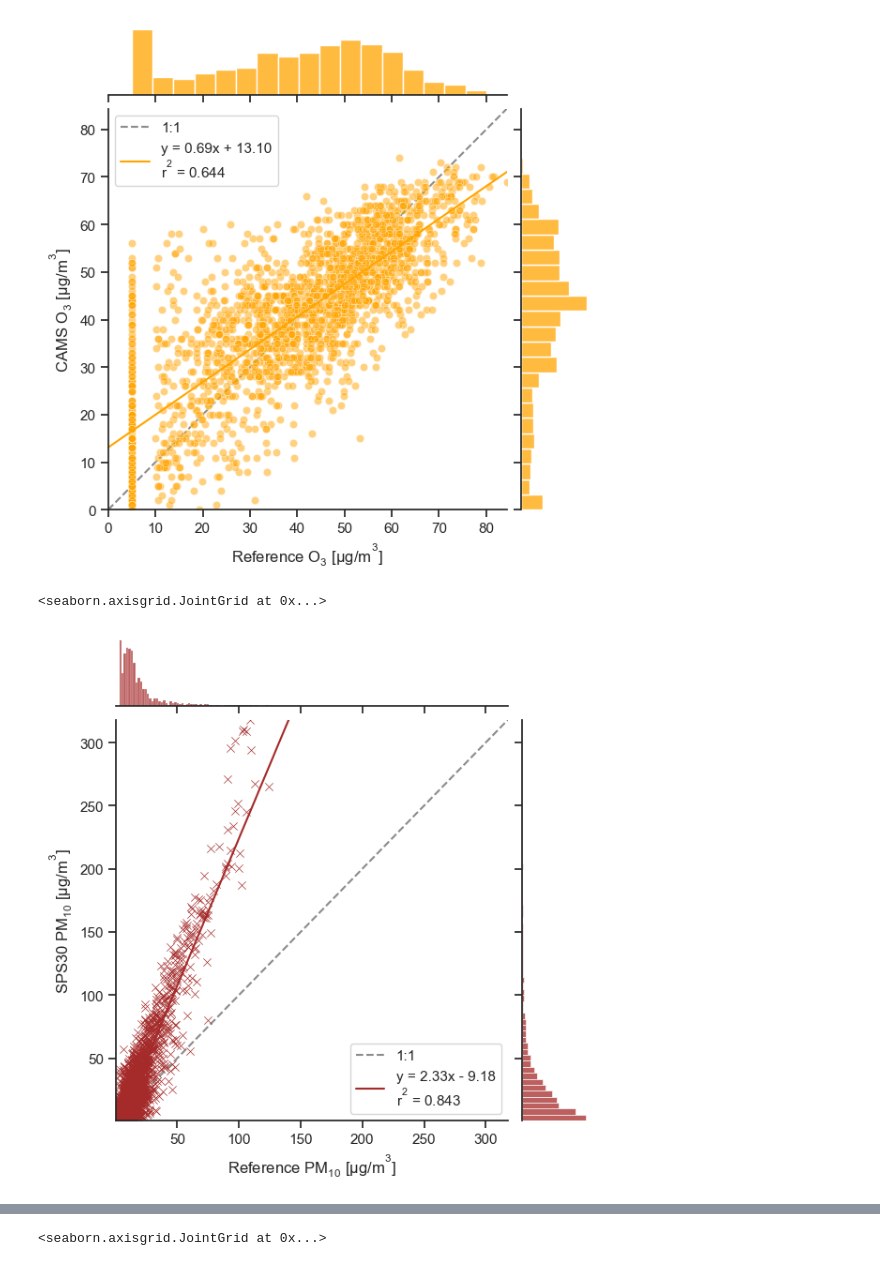
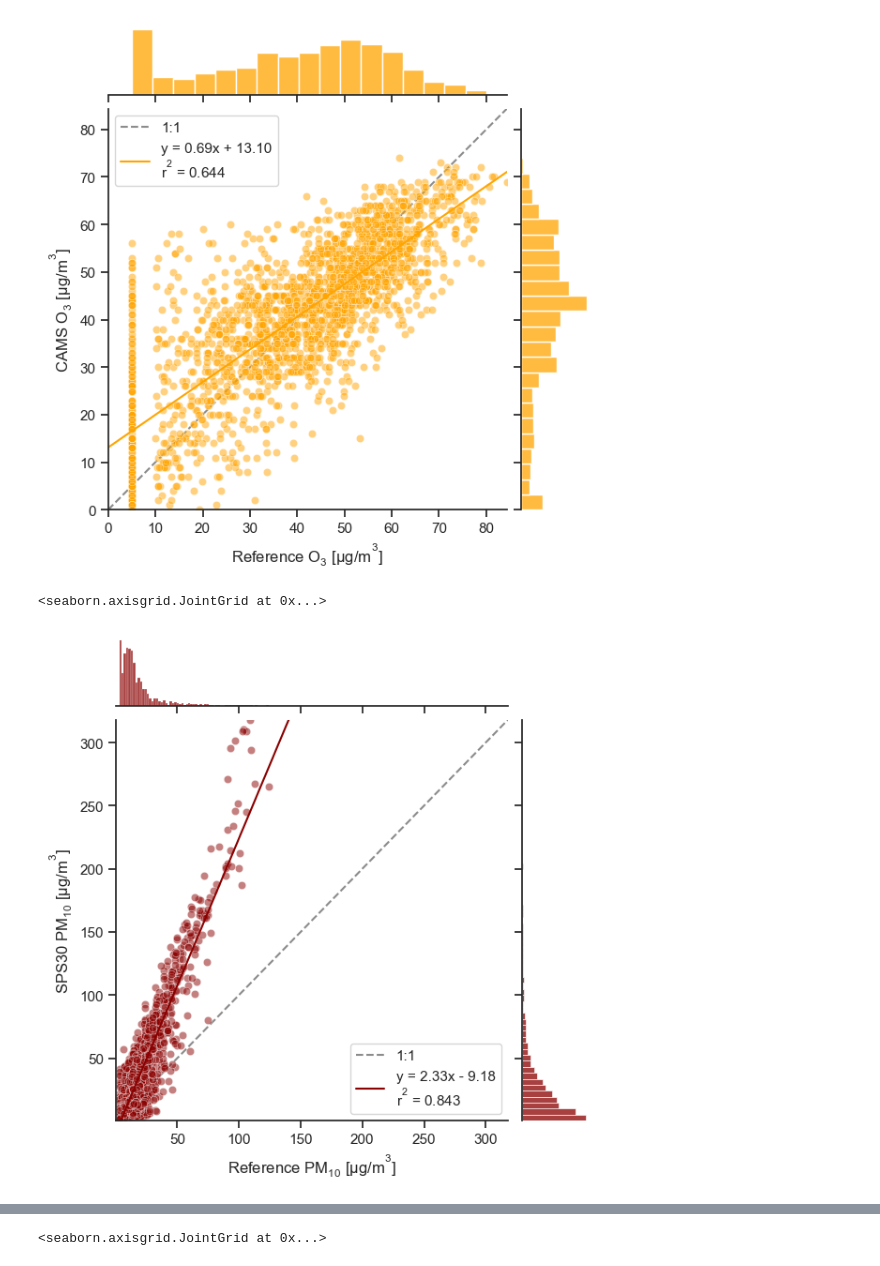
Before and after one commit to vn-hub/koloka, a Jupyter notebook: Eval1&2_winter.ipynb, the cells around one changed output, grey strips where cells are left out. Cells and saved outputs as stored; diff of their text form; code cells hidden in the pictures.

```diff
--- a/Eval1&2_winter.ipynb
+++ b/Eval1&2_winter.ipynb
@@ -492,18 +493,19 @@ oz.set_axis_labels(xlabel="Reference $O_{3}$ [$µg/m^{3}$]", ylabel="CAMS $O_{3}
 # %%
 df["PM_10_y"] = pd.to_numeric(df["PM_10_y"], errors='coerce')
 
 pm = atmospy.regplot(
     data=df,
     x="PM10 [ug/m3]",
     y="PM_10_y",
-    color="brown",
-    marker='x',
+    color="darkred",
+    marker='o',
+    alpha=0.5
 #    fit_reg=False
 )
 pm.set_axis_labels(xlabel="Reference $PM_{10}$ [$µg/m^{3}$]", ylabel="SPS30 $PM_{10}$ [$µg/m^{3}$]")
 # %% [output]
 <seaborn.axisgrid.JointGrid at 0x...>
-[figure, old version]
+[figure, new version]
 # %%
 df["PM_10_y"] = pd.to_numeric(df["PM_10_y"], errors='coerce')
 
```
Also changed, not shown: parts of 3 cells of this notebook, 1 other file.
